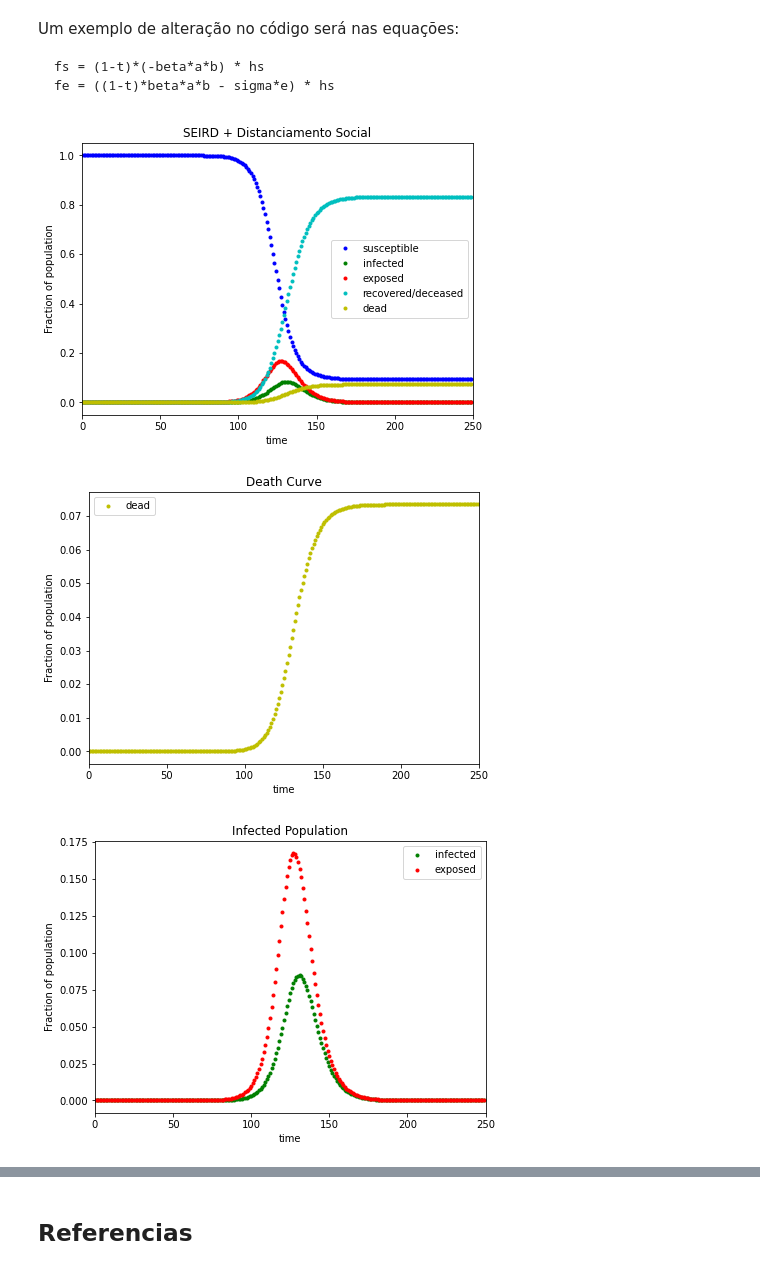
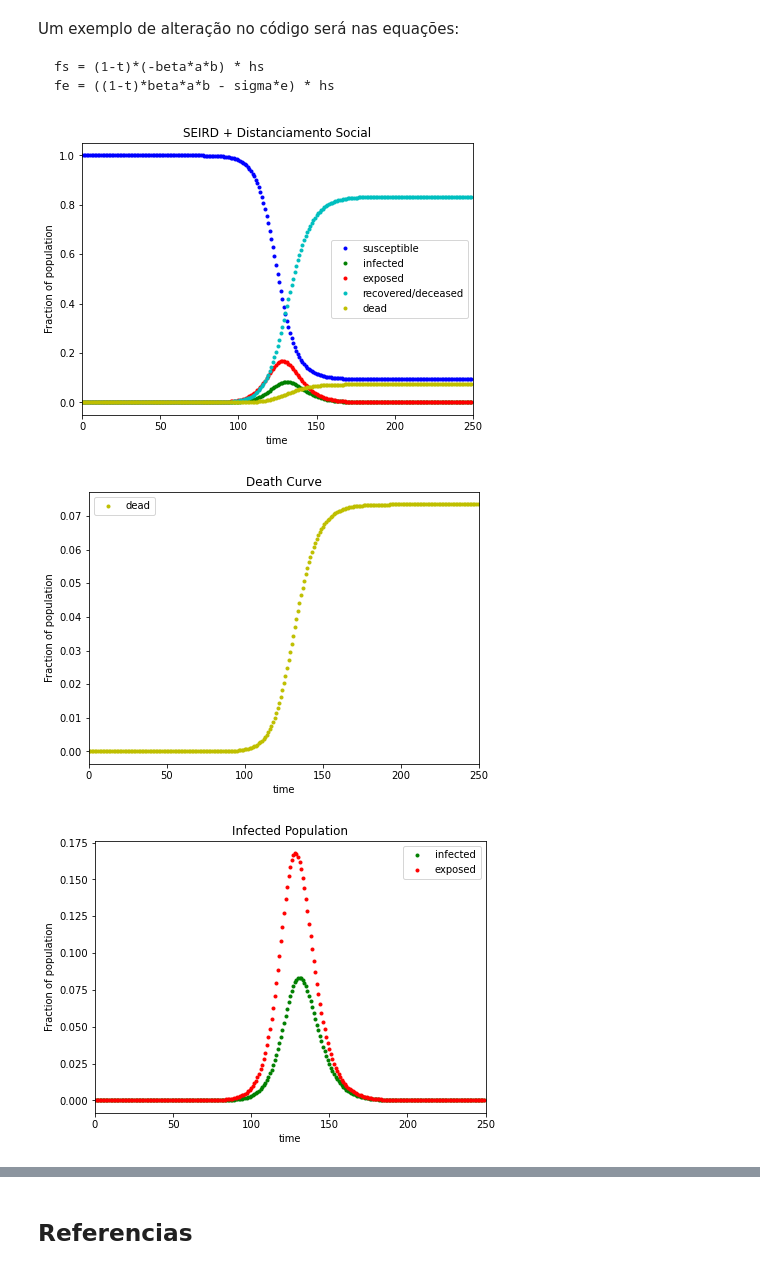
Before and after one commit to hugoleogs/projeto_de_metodos, a Jupyter notebook: modelo.ipynb, the cells around one changed output, grey strips where cells are left out. Saved outputs shown, nothing was run; the diff lists cells and outputs as text; code cells hidden in the pictures.

```diff
--- a/modelo.ipynb
+++ b/modelo.ipynb
@@ -66,11 +66,11 @@ def runge_kutta_4(N, a, b, c, beta, gamma, hs, mi, d, sigma, e):
 
     [a2, e2, b2, c2, d2] = funcSec(N, ak, bk, ck, dk, ek, beta, gamma, mi, sigma, hs)
 
-    [ak, bk, ck, dk, ek] = [[a, b, c, d, e][indice] + valor * 0.5 for indice, valor in enumerate([a2, e2, b2, c2, d2])]
+    [ak, bk, ck, dk, ek] = [[a, b, c, d, e][indice] + valor * 0.5 for indice, valor in enumerate([a2, b2, c2, d2, e2])]
 
     [a3, e3, b3, c3, d3] = funcSec(N, ak, bk, ck, dk, ek, beta, gamma, mi, sigma, hs)
 
-    [ak, bk, ck, dk, ek] = [[a, b, c, d, e][indice] + valor for indice, valor in enumerate([a3, e3, b3, c3, d3])]
+    [ak, bk, ck, dk, ek] = [[a, b, c, d, e][indice] + valor for indice, valor in enumerate([a3, b3, c3, d3, e3])]
 
     [a4, e4, b4, c4, d4] = funcSec(N, ak, bk, ck, dk, ek, beta, gamma, mi, sigma, hs)
 
@@ -193,11 +193,11 @@ def runge_kutta_4(N, a, b, c, beta, gamma, hs, mi, d, sigma, e, tau):
 
     [a2, e2, b2, c2, d2] = funcSec(N, ak, bk, ck, dk, ek, beta, gamma, mi, sigma, hs, tau)
 
-    [ak, bk, ck, dk, ek] = [[a, b, c, d, e][indice] + valor * 0.5 for indice, valor in enumerate([a2, e2, b2, c2, d2])]
+    [ak, bk, ck, dk, ek] = [[a, b, c, d, e][indice] + valor * 0.5 for indice, valor in enumerate([a2, b2, c2, d2, e2])]
 
     [a3, e3, b3, c3, d3] = funcSec(N, ak, bk, ck, dk, ek, beta, gamma, mi, sigma, hs, tau)
 
-    [ak, bk, ck, dk, ek] = [[a, b, c, d, e][indice] + valor for indice, valor in enumerate([a3, e3, b3, c3, d3])]
+    [ak, bk, ck, dk, ek] = [[a, b, c, d, e][indice] + valor for indice, valor in enumerate([a3, b3, c3, d3, e3])]
 
     [a4, e4, b4, c4, d4] = funcSec(N, ak, bk, ck, dk, ek, beta, gamma, mi, sigma, hs, tau)
 
@@ -252,33 +252,33 @@ plt.plot(rec, 'c.', label='recovered/deceased')
 plt.plot(mort, 'y.', label='dead')
 plt.title("SEIRD + Distanciamento Social")
 plt.xlabel("time", fontsize=10)
 plt.ylabel("Fraction of population", fontsize=10)
 plt.legend(loc='best')
 plt.xlim(0,250)
 plt.savefig('SEIRD1_example.png')
 
 f1 = plt.figure(figsize=(7,5))
 plt.plot(mort, 'y.', label='dead')
 plt.title("Death Curve")
 plt.xlabel("time", fontsize=10)
 plt.ylabel("Fraction of population", fontsize=10)
 plt.legend(loc='best')
 plt.xlim(0,250)
 plt.savefig('SEIRD2_example.png')
 
 f2 = plt.figure(figsize=(7,5))
 plt.plot(inf, 'g.', label='infected')
 plt.plot(exp, 'r.', label='exposed')
 plt.title("Infected Population")
 plt.xlabel("time", fontsize=10)
 plt.ylabel("Fraction of population", fontsize=10)
 plt.legend(loc='best')
 plt.xlim(0,250)
 plt.savefig('SEIRD3_example.png')
 
 
 plt.show()
 # %% [output]
-[figure, old version]
+[figure, new version]
-[figure, old version]
+[figure, new version]
-[figure, old version]
+[figure, new version]
```
Also changed, not shown: parts of 6 cells of this notebook.
